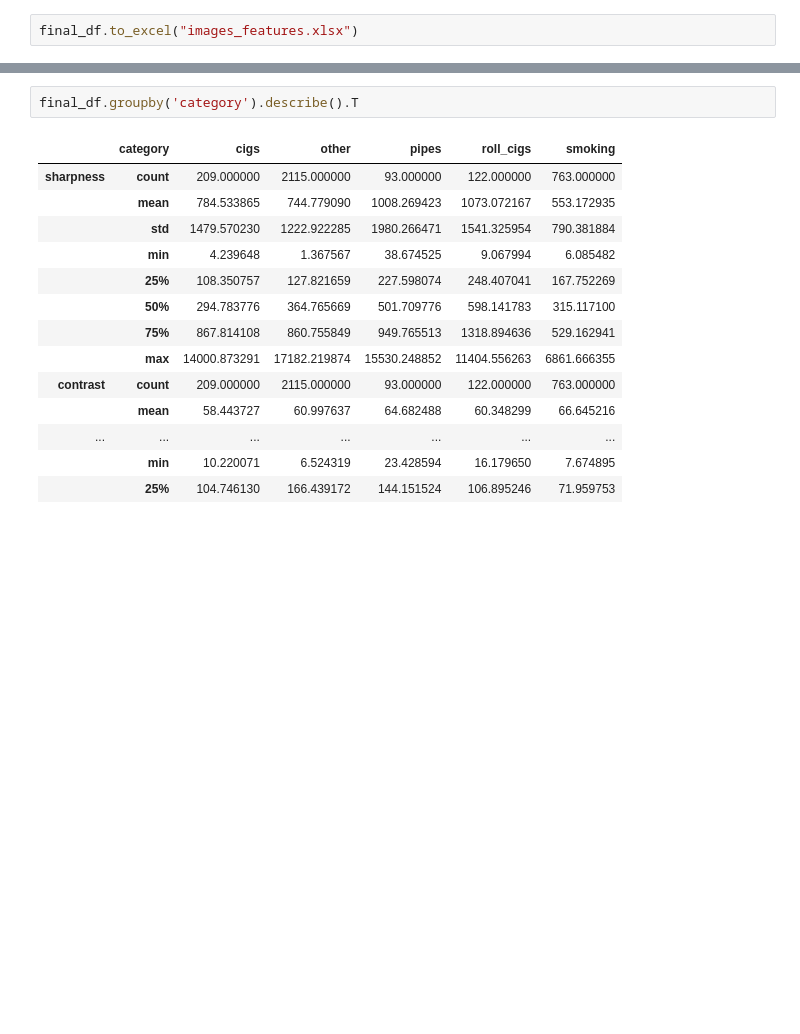
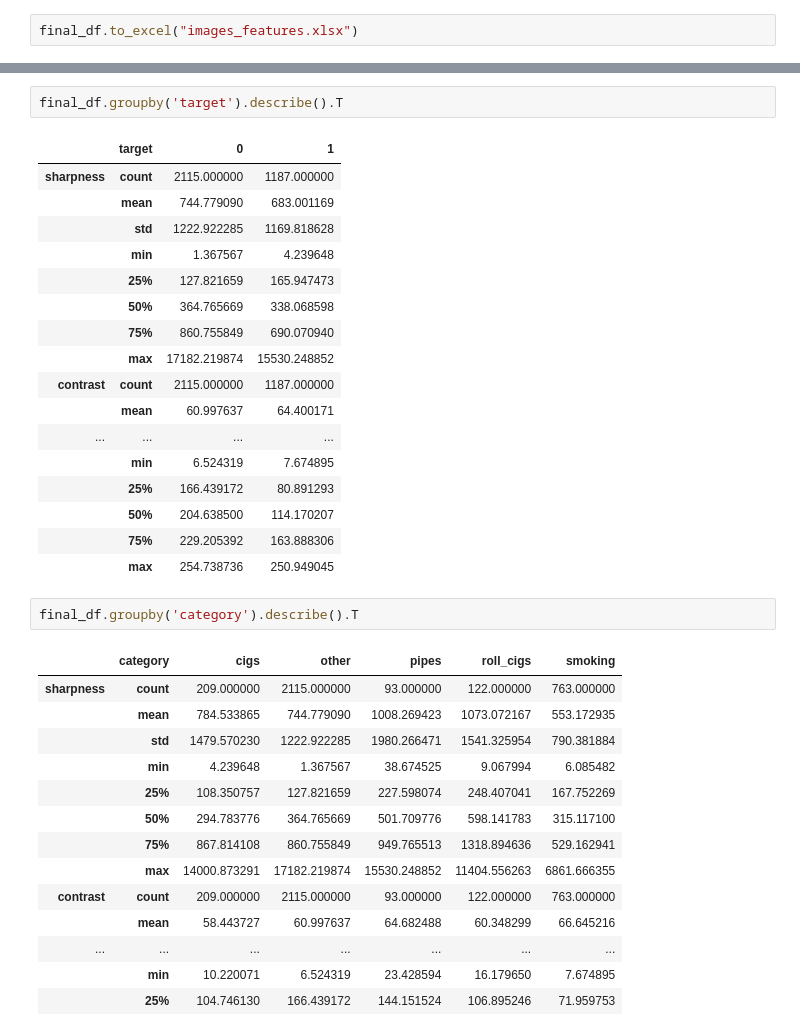
Before and after one commit to EmilStasevski/Computer-vision-projects, a Jupyter notebook: smoking recognition on image/Exploratory analysis.ipynb, the cells around one changed output, grey strips where cells are left out. Cells and saved outputs as stored; diff of their text form; blank space fills up the shorter version.

```diff
--- a/smoking recognition on image/Exploratory analysis.ipynb
+++ b/smoking recognition on image/Exploratory analysis.ipynb
@@ -206,3 +157,23 @@ final_df.describe()
+# %%
+final_df.groupby('target').describe().T
+# %% [output]
+|  | target | 0 | 1 |
+| sharpness | count | 2115.000000 | 1187.000000 |
+|  | mean | 744.779090 | 683.001169 |
+|  | std | 1222.922285 | 1169.818628 |
+|  | min | 1.367567 | 4.239648 |
+|  | 25% | 127.821659 | 165.947473 |
+|  | 50% | 364.765669 | 338.068598 |
+|  | 75% | 860.755849 | 690.070940 |
+|  | max | 17182.219874 | 15530.248852 |
+| contrast | count | 2115.000000 | 1187.000000 |
+|  | mean | 60.997637 | 64.400171 |
+| ... | ... | ... | ... |
+|  | min | 6.524319 | 7.674895 |
+|  | 25% | 166.439172 | 80.891293 |
+|  | 50% | 204.638500 | 114.170207 |
+|  | 75% | 229.205392 | 163.888306 |
+|  | max | 254.738736 | 250.949045 |
 # %%
 final_df.groupby('category').describe().T
 # %% [output]
```
Also changed, not shown: parts of 22 cells of this notebook.
